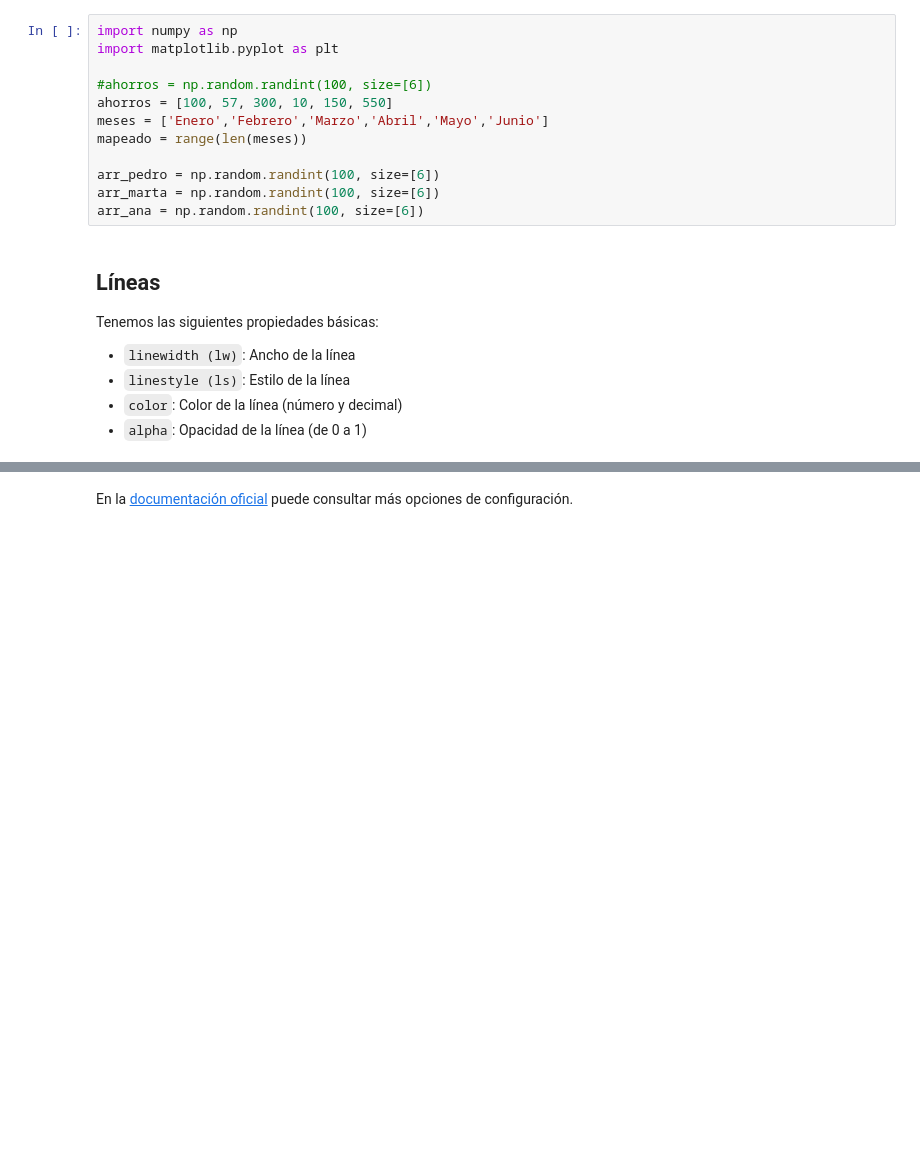
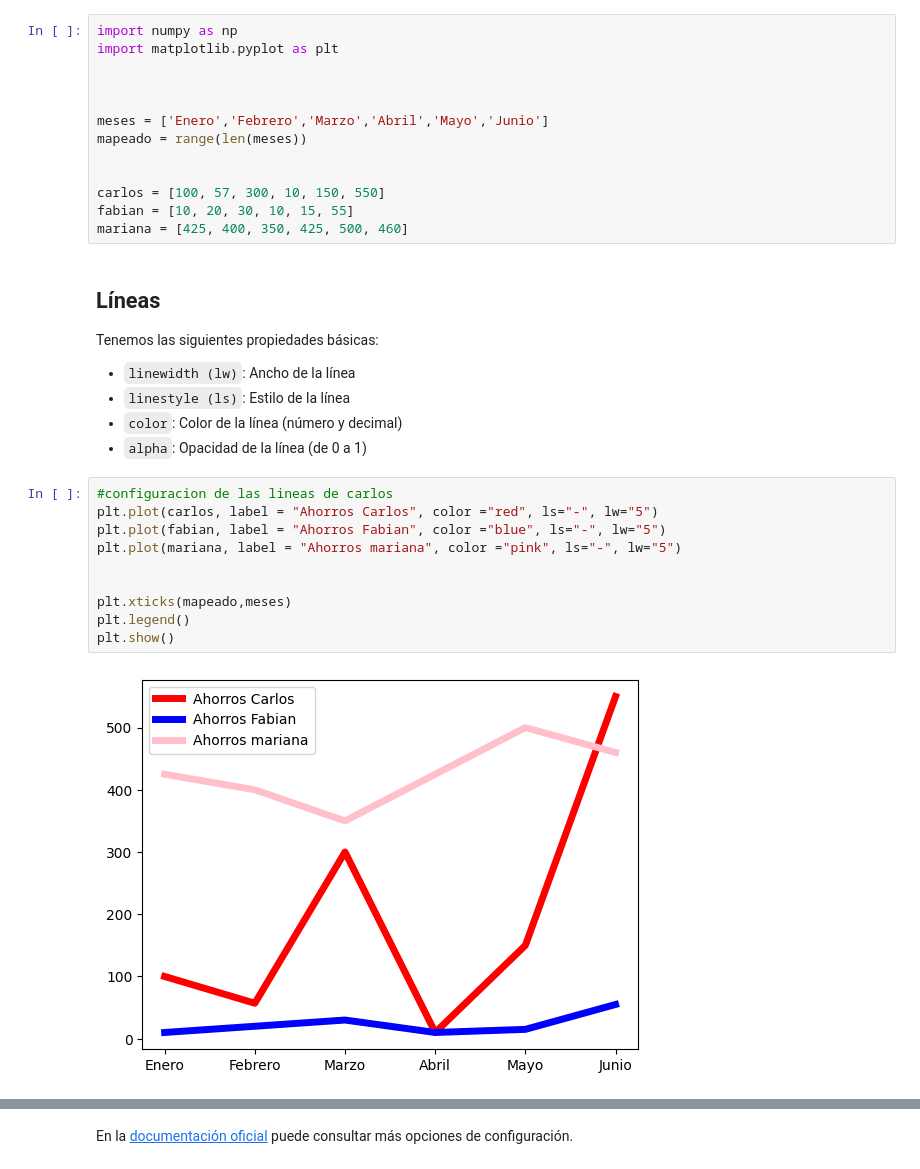
Before and after one commit to FiorellaChava/Programacion-Python-Basico-GRUPO-1---6181133432, a Jupyter notebook: Estudiantes/fiorella chavarria/semana 5/Clase 10/06 - Estilos de línea y marcadores.ipynb, the cells around one changed output, grey strips where cells are left out. Saved outputs shown, nothing was run; the diff lists cells and outputs as text; blank space fills up the shorter version.

```diff
--- a/Estudiantes/fiorella chavarria/semana 5/Clase 10/06 - Estilos de línea y marcadores.ipynb
+++ b/Estudiantes/fiorella chavarria/semana 5/Clase 10/06 - Estilos de línea y marcadores.ipynb
@@ -6,14 +6,15 @@ En esta lección vamos a seguir personalizando nuestro gráfico, concretamente l
 import numpy as np
 import matplotlib.pyplot as plt
 
-#ahorros = np.random.randint(100, size=[6])
-ahorros = [100, 57, 300, 10, 150, 550]
+
+
 meses = ['Enero','Febrero','Marzo','Abril','Mayo','Junio']
 mapeado = range(len(meses))
 
-arr_pedro = np.random.randint(100, size=[6])
-arr_marta = np.random.randint(100, size=[6])
-arr_ana = np.random.randint(100, size=[6])
+
+carlos = [100, 57, 300, 10, 150, 550]
+fabian = [10, 20, 30, 10, 15, 55]
+mariana = [425, 400, 350, 425, 500, 460]
 # %% [markdown]
 ## Líneas
 
@@ -23,6 +24,18 @@ Tenemos las siguientes propiedades básicas:
 - `linestyle (ls)`: Estilo de la línea
 - `color`: Color de la línea (número y decimal)
 - `alpha`: Opacidad de la línea (de 0 a 1)
+# %%
+#configuracion de las lineas de carlos
+plt.plot(carlos, label = "Ahorros Carlos", color ="red", ls="-", lw="5")
+plt.plot(fabian, label = "Ahorros Fabian", color ="blue", ls="-", lw="5")
+plt.plot(mariana, label = "Ahorros mariana", color ="pink", ls="-", lw="5")
+
+
+plt.xticks(mapeado,meses)
+plt.legend()
+plt.show()
+# %% [output]
+[figure, added]
 # %%
 # Configuración de las líneas
 plt.plot(arr_pedro, label="Oscar", color="red", ls="-", lw="5")
```
Also changed, not shown: parts of 3 cells of this notebook, 1 other file.
